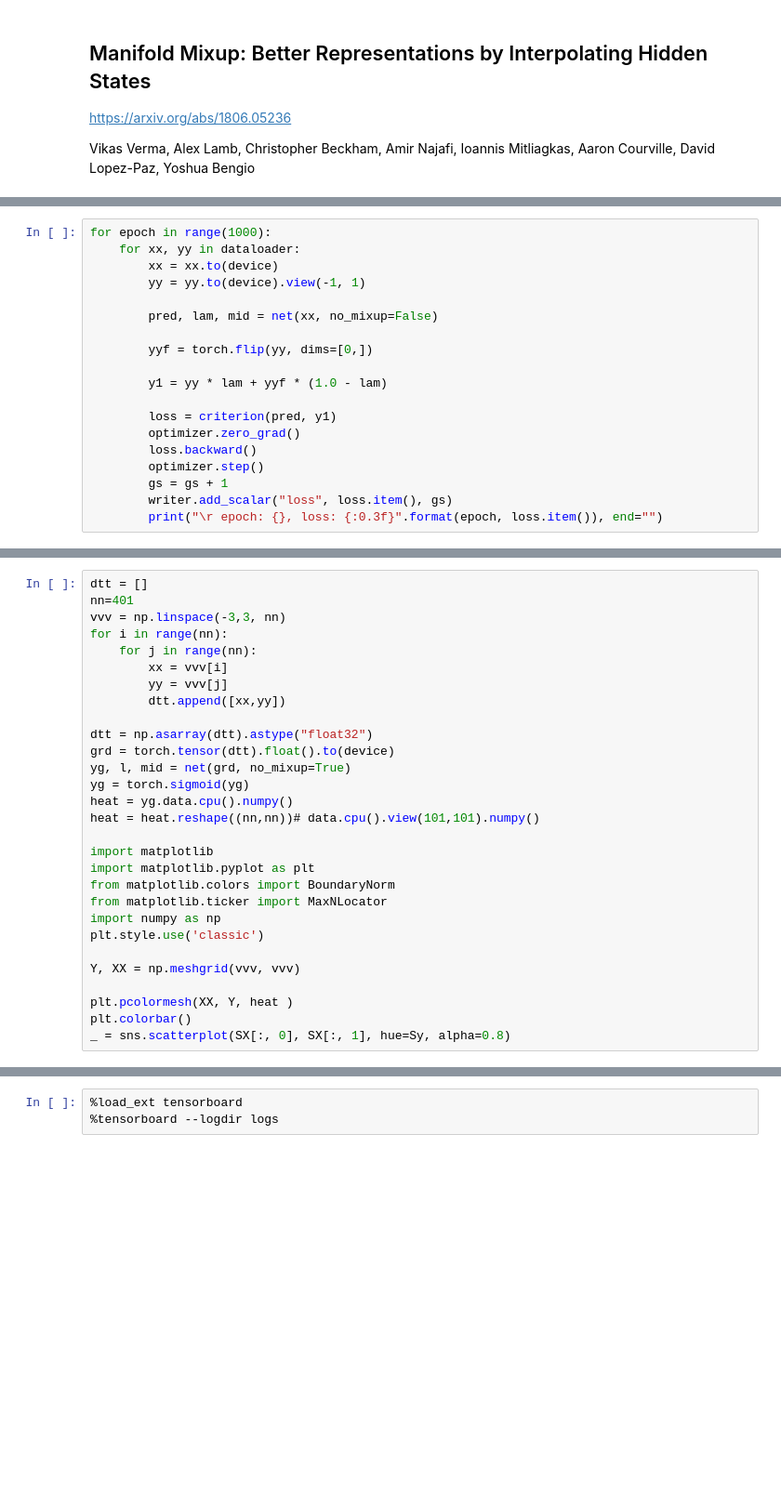
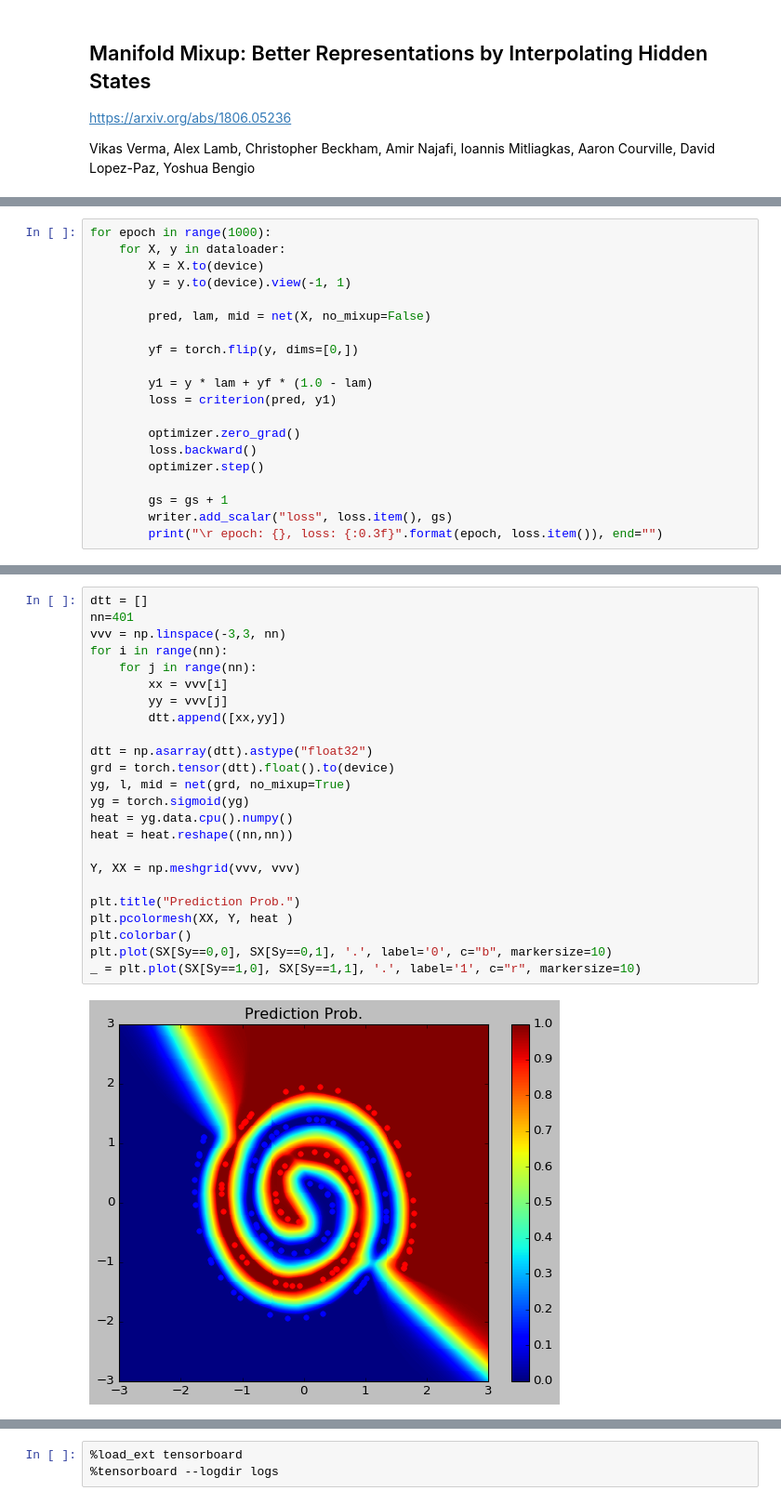
Before and after one commit to NTT123/ai-notebooks, a Jupyter notebook: Manifold_Mixup.ipynb, the cells around one changed output, grey strips where cells are left out. Shown at 93% size. Saved outputs shown, nothing was run; the diff lists cells and outputs as text; blank space fills up the shorter version.

```diff
--- a/Manifold_Mixup.ipynb
+++ b/Manifold_Mixup.ipynb
@@ -120,19 +109,20 @@ writer = SummaryWriter("logs/1")
 # %%
 for epoch in range(1000):
-    for xx, yy in dataloader:
-        xx = xx.to(device)
-        yy = yy.to(device).view(-1, 1)
+    for X, y in dataloader:
+        X = X.to(device)
+        y = y.to(device).view(-1, 1)
 
-        pred, lam, mid = net(xx, no_mixup=False)
+        pred, lam, mid = net(X, no_mixup=False)
 
-        yyf = torch.flip(yy, dims=[0,])
+        yf = torch.flip(y, dims=[0,])
 
-        y1 = yy * lam + yyf * (1.0 - lam)
+        y1 = y * lam + yf * (1.0 - lam)
+        loss = criterion(pred, y1)
 
-        loss = criterion(pred, y1)
         optimizer.zero_grad()
         loss.backward()
         optimizer.step()
+
         gs = gs + 1
         writer.add_scalar("loss", loss.item(), gs)
         print("\r epoch: {}, loss: {:0.3f}".format(epoch, loss.item()), end="")
@@ -139,32 +131,29 @@ for epoch in range(1000):
 # %%
 dtt = []
 nn=401
 vvv = np.linspace(-3,3, nn)
 for i in range(nn):
     for j in range(nn):
         xx = vvv[i]
         yy = vvv[j]
         dtt.append([xx,yy])
 
 dtt = np.asarray(dtt).astype("float32")
 grd = torch.tensor(dtt).float().to(device)
 yg, l, mid = net(grd, no_mixup=True)
 yg = torch.sigmoid(yg)
 heat = yg.data.cpu().numpy()
-heat = heat.reshape((nn,nn))# data.cpu().view(101,101).numpy()
-
-import matplotlib
-import matplotlib.pyplot as plt
-from matplotlib.colors import BoundaryNorm
-from matplotlib.ticker import MaxNLocator
-import numpy as np
-plt.style.use('classic')
+heat = heat.reshape((nn,nn))
 
 Y, XX = np.meshgrid(vvv, vvv)
 
+plt.title("Prediction Prob.")
 plt.pcolormesh(XX, Y, heat )
 plt.colorbar()
-_ = sns.scatterplot(SX[:, 0], SX[:, 1], hue=Sy, alpha=0.8)
+plt.plot(SX[Sy==0,0], SX[Sy==0,1], '.', label='0', c="b", markersize=10)
+_ = plt.plot(SX[Sy==1,0], SX[Sy==1,1], '.', label='1', c="r", markersize=10)
+# %% [output]
+[figure, added]
 # %%
 dtt = []
 
```
Also changed, not shown: parts of 9 cells of this notebook.
